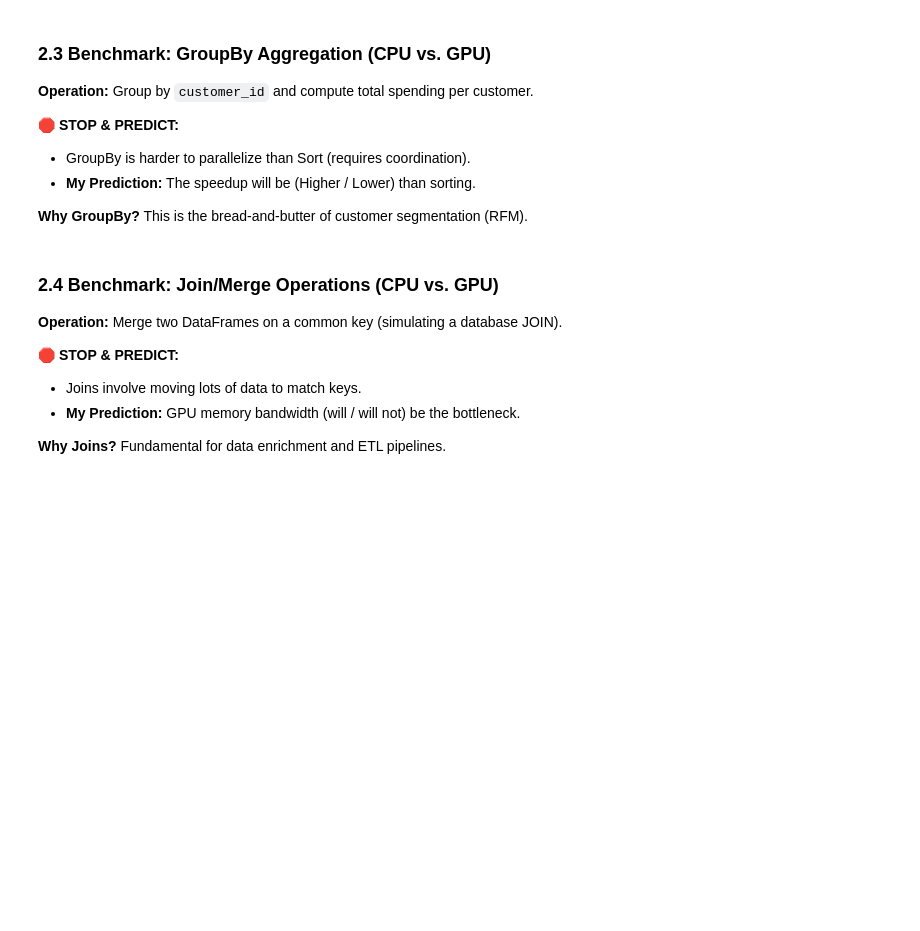
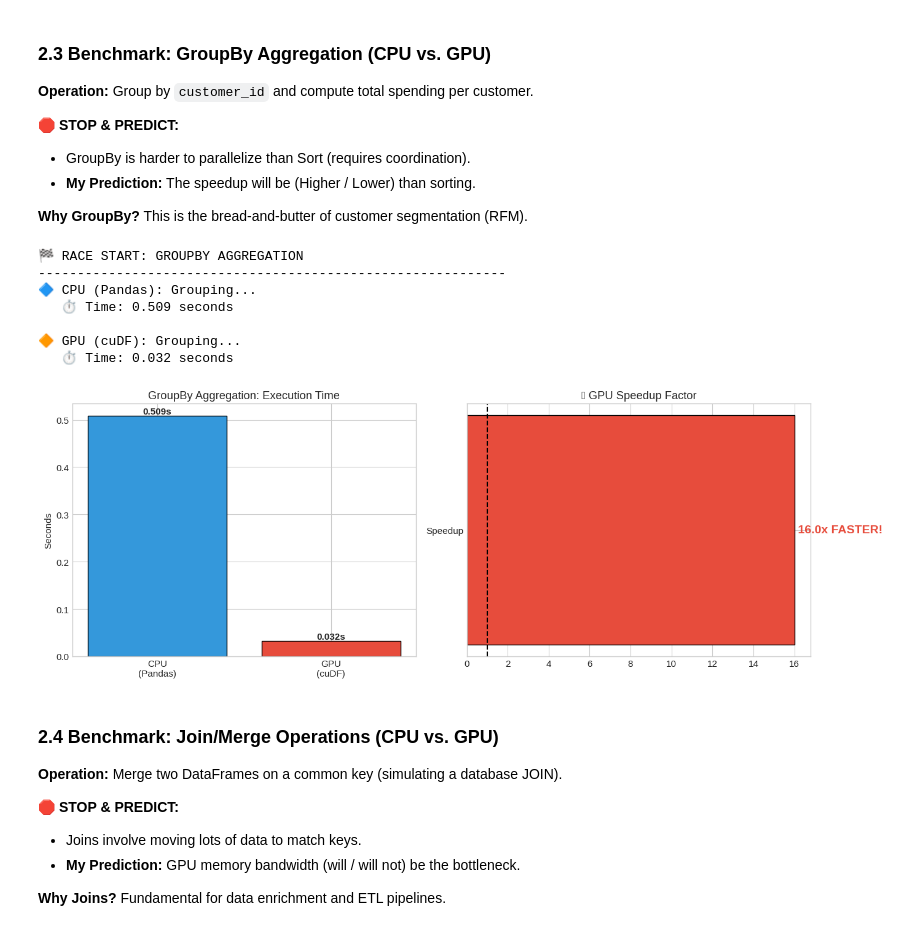
Before and after one commit to daniel-h-warwick/warwick-aai-files, a Jupyter notebook: CUDA_&_GPU_Programming_Tutorial.ipynb, the cells around one changed output. Saved outputs shown, nothing was run; the diff lists cells and outputs as text; code cells hidden in the pictures; blank space fills up the shorter version.

```diff
--- a/CUDA_&_GPU_Programming_Tutorial.ipynb
+++ b/CUDA_&_GPU_Programming_Tutorial.ipynb
@@ -903,34 +1005,46 @@ res_cpu = df_pandas.groupby('customer_id').agg({
     'transaction_id': 'count',
     'total_amount': ['sum', 'mean']
 })
 cpu_time = time.time() - start
 print(f"   ⏱️ Time: {cpu_time:.3f} seconds")
 
 # 2. GPU BENCHMARK
 print("\n🔶 GPU (cuDF): Grouping...")
 
 if CUDF_AVAILABLE:
     # -------------------------------------------------------------------------
     # TODO: Implement the GPU GroupBy!
     # -------------------------------------------------------------------------
     # Reuse 'df_cudf' from the previous exercise if it exists, else create it
     if 'df_cudf' not in locals() or df_cudf is None:
         df_cudf = cudf.DataFrame.from_pandas(df_pandas)
 
     start = time.time()
 
     # Perform the SAME aggregation on df_cudf
     # Hint: .groupby('customer_id').agg({...})
 
-    res_gpu = None # 🔴 YOUR CODE HERE
+    res_gpu = df_cudf.groupby('customer_id').agg({
+        'transaction_id': "count",
+        "total_amount": ['sum', 'mean']
+    })
 
     cuda.synchronize()
     gpu_time = time.time() - start
     print(f"   ⏱️ Time: {gpu_time:.3f} seconds")
 
     create_benchmark_bar_chart(cpu_time, gpu_time, "GroupBy Aggregation")
 else:
     print("❌ cuDF not available")
+# %% [output]
+🏁 RACE START: GROUPBY AGGREGATION
+------------------------------------------------------------
+🔷 CPU (Pandas): Grouping...
+   ⏱️ Time: 0.509 seconds
+
+🔶 GPU (cuDF): Grouping...
+   ⏱️ Time: 0.032 seconds
+[figure, added]
 # %% [markdown]
 ### 2.4 Benchmark: Join/Merge Operations (CPU vs. GPU)
 
```
Also changed, not shown: parts of 15 cells of this notebook.
